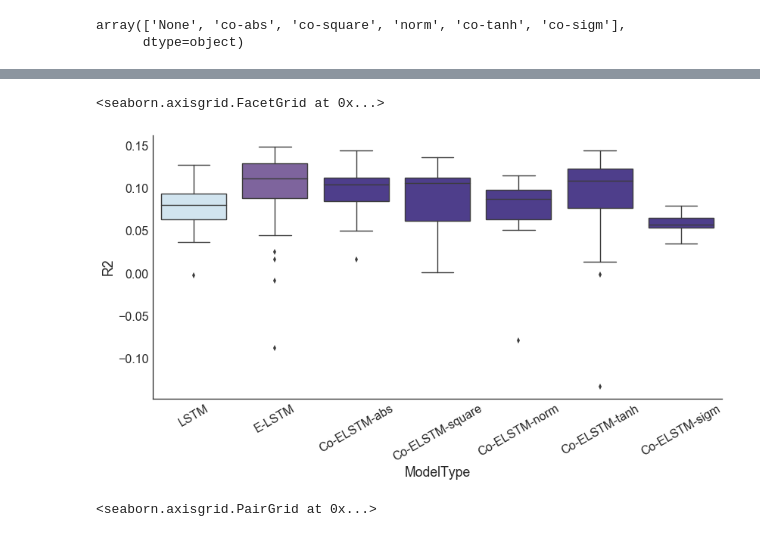
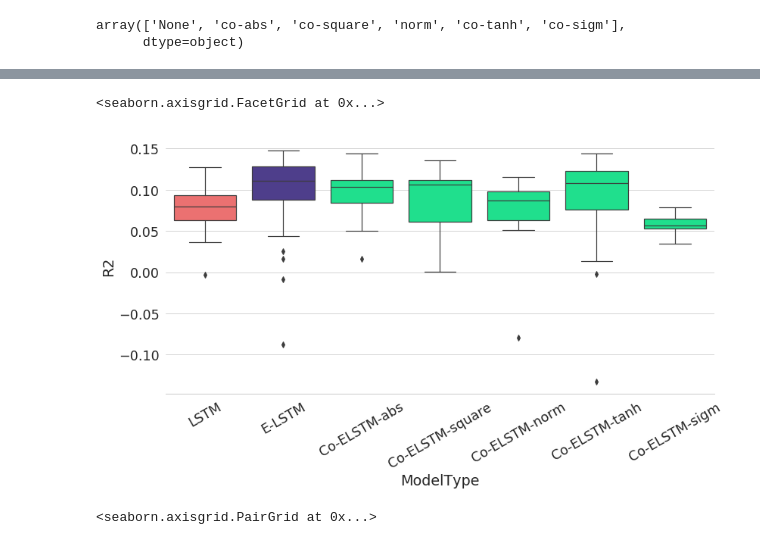
Before and after one commit to mit0110/knowledge_tracing, a Jupyter notebook: notebooks/Explorations 2019.ipynb, the cells around one changed output, grey strips where cells are left out. Saved outputs shown, nothing was run; the diff lists cells and outputs as text; code cells hidden in the pictures.

```diff
--- a/notebooks/Explorations 2019.ipynb
+++ b/notebooks/Explorations 2019.ipynb
@@ -8,7 +8,7 @@ import pickle
 import colors
 # %%
 import seaborn
-seaborn.set_style('white')
+seaborn.set_style('whitegrid')
 seaborn.set_context("paper", font_scale=2)
 # %%
 #explorations = pandas.read_csv('/home/mteruel/edm/results/dkt_lstm/by_problem_id/classifier_explorations.tsv', sep='\t')
@@ -28,3 +28,7 @@ explorations.Distance.unique()
 # %% [output]
 array(['None', 'co-abs', 'co-square', 'norm', 'co-tanh', 'co-sigm'],
       dtype=object)
+# %%
+model_pal = {mtype: colors.dark_green for mtype in explorations.ModelType.unique()}
+model_pal['LSTM'] = colors.red
+model_pal['E-LSTM'] = colors.dark_blue
@@ -43,0 +52,3 @@ plt.ylim((0.6, 0.8))
+# %%
+explorations['CE Embedding'] = explorations[['Pretrained', 'Finetuned']].apply(
+    lambda x: ('Pretrained' + ('+Finetuned' if x[1] == 'Yes' else '')) if x[0] == 'Yes' else 'Random', axis=1)
@@ -58,15 +96,13 @@ plt.ylim((0.6, 0.8))
 # %%
-my_pal = {mtype: colors.dark_blue for mtype in explorations.ModelType.unique()}
-my_pal['LSTM'] = colors.light_blue
-my_pal['E-LSTM'] = colors.purple
 g = seaborn.factorplot(
     data=explorations, x='ModelType', y='R2', kind='box', # hue='Pretrained',
-    palette=my_pal,
+    palette=model_pal,
     size=6, aspect=2)
+seaborn.despine(left=True)
 g.set_xticklabels(rotation=30)
 # %% [output]
 <seaborn.axisgrid.FacetGrid at 0x...>
-[figure, old version]
+[figure, new version]
 # %%
 seaborn.pairplot(data=good_explorations, hue='Classifier',
                  vars=['AUC', 'RMSE', 'R2', 'Accuracy'])
```
Also changed, not shown: parts of 21 cells of this notebook, 1 other file.
